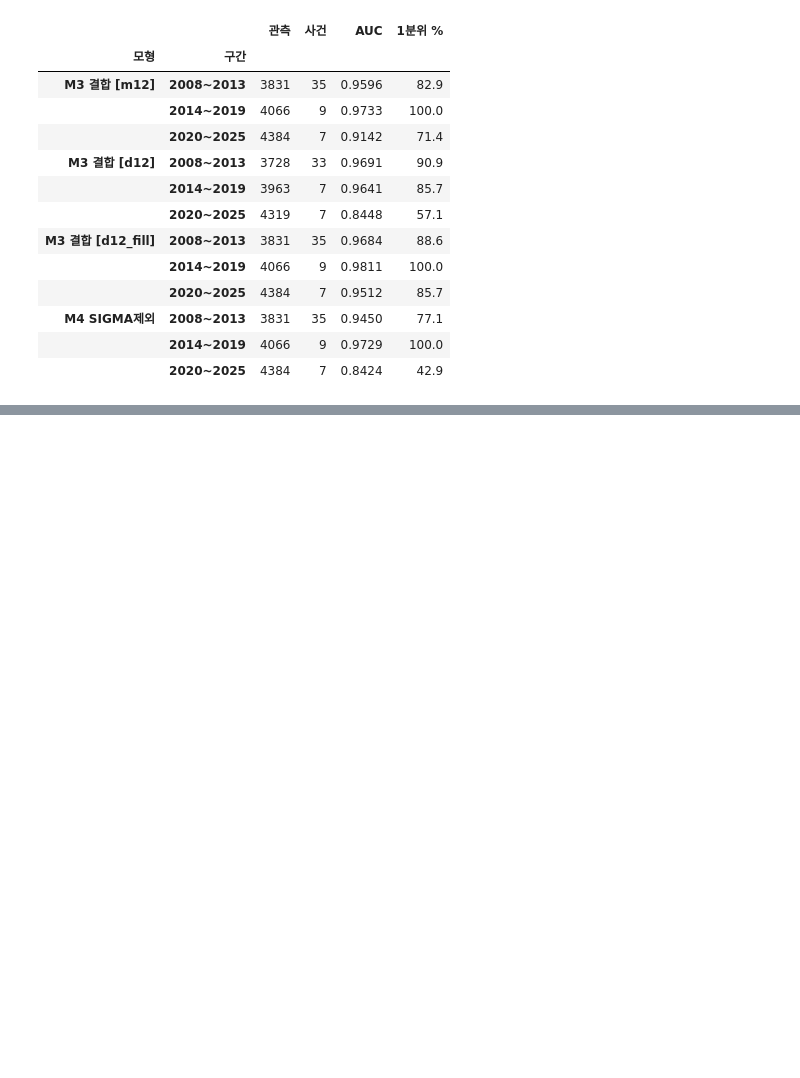
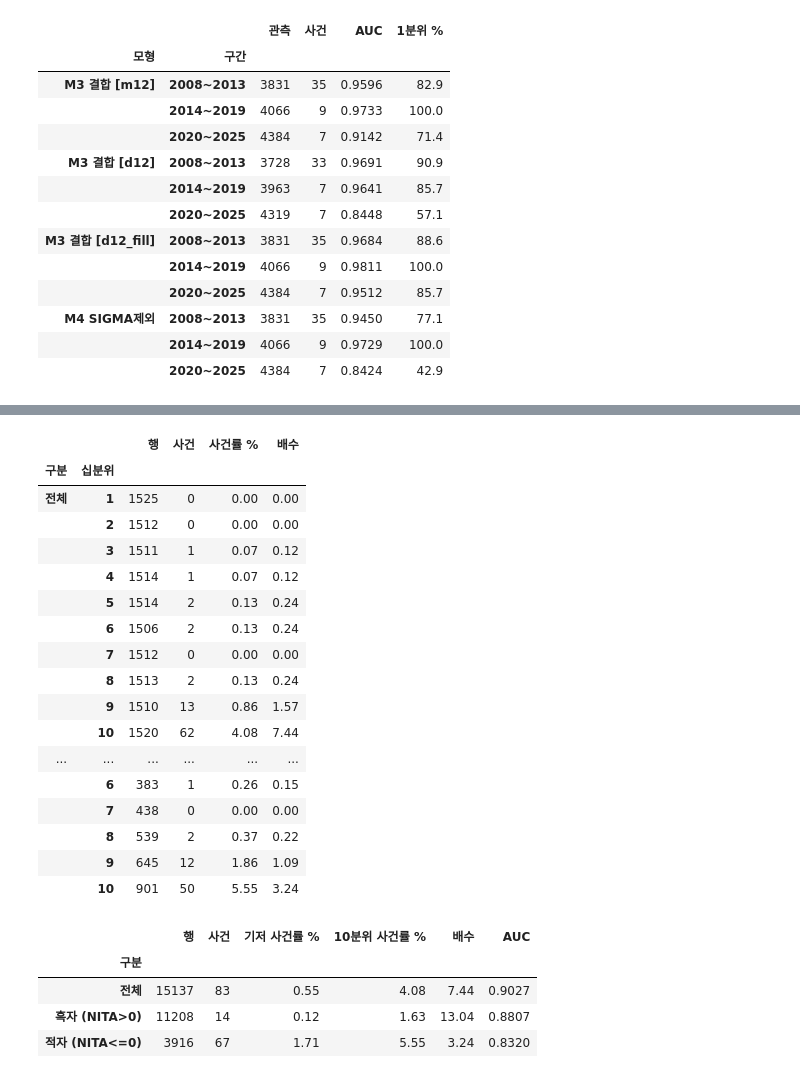
Before and after one commit to Seanjeon0220/project, a Jupyter notebook: quant/fVoL/kospi/delisted.ipynb, the cells around one changed output, grey strips where cells are left out. Saved outputs shown, nothing was run; the diff lists cells and outputs as text; code cells hidden in the pictures; blank space fills up the shorter version.

```diff
--- a/quant/fVoL/kospi/delisted.ipynb
+++ b/quant/fVoL/kospi/delisted.ipynb
@@ -1859,7 +788,6 @@ display(ov)
 
 FILL_LIMIT = 2
 SUB_SCOPE = 'halt'
-YR0, YR1 = 2002, 2025
 SVARS = ['SIGMA_m12', 'SIGMA_d12', 'SIGMA_d03', 'SIGMA_d12t']
 MVARS = ['EXRET', 'RSIZE']
 AVARS = ['NITA', 'TLTA']
@@ -1872,9 +800,6 @@ ALLV = BASE + SVARS + AVAR + ['SIGMA_d12_fill', 'SIGMA_d12_fill_a']
 sg = pd.read_parquet('sigma.parquet')
 mv = pd.read_parquet('mktvars.parquet')
 ac = pd.read_parquet('accvars.parquet')
-px = pd.read_parquet('prices.parquet'); px['date'] = pd.to_datetime(px['date'])
-px['year'] = px['date'].dt.year
-dc_all = pd.read_parquet('delisted_cat.parquet')
 
 for s in SVARS:
     sg[s + '_a'] = sg[s] * ANN[s]
@@ -1926,20 +851,7 @@ for c in SUBC:
 full['obs_year'] = full['year'] + 1
 X2 = full.drop(columns='year')
 
-excl_codes = set(dc_all.query('excl == 1')['code'])
-dc = dc_all[dc_all['excl'] == 0][['code', 'del_date', 'is_bad']].copy()
-dc['del_year'] = pd.to_datetime(dc['del_date']).dt.year.astype(int)
-
-live = px[px['ret'].notna() | px['mktcap'].notna()]
-alive = live[['code', 'year']].drop_duplicates()
-alive = alive[(alive['year'] >= YR0) & (alive['year'] <= YR1)]
-alive = alive[~alive['code'].isin(excl_codes)]
-alive = alive.merge(dc[['code', 'del_year', 'is_bad']], on='code', how='left')
-alive = alive[alive['del_year'].isna() | (alive['year'] <= alive['del_year'])]
-alive['y'] = ((alive['del_year'] == alive['year']) & (alive['is_bad'] == 1)).astype(int)
-alive['censored'] = ((alive['del_year'] == alive['year']) & (alive['is_bad'] == 0)).astype(int)
-
-panel = (alive.rename(columns={'year': 'obs_year'})[['code', 'obs_year', 'y', 'censored']]
+panel = (pd.read_parquet('riskset.parquet')
          .merge(X2, on=['code', 'obs_year'], how='left'))
 
 FV = [c + '_f' for c in ALLV]
@@ -2944,0 +1921,57 @@ SIGMA_d12_fill 실측      15801  81   0.51
+# %%
+# 15
+
+u = P.dropna(subset=['FVOL', 'y']).copy()
+u['dec'] = u.groupby('obs_year')['FVOL'].transform(
+    lambda s: pd.qcut(s, 10, labels=False, duplicates='drop') + 1)
+base = u['y'].mean() * 100
+
+rows = []
+for lab, s in [('전체', u), ('흑자 (NITA>0)', u[u['NITA'] > 0]),
+               ('적자 (NITA<=0)', u[u['NITA'] <= 0])]:
+    b = s['y'].mean() * 100
+    for d_ in range(1, 11):
+        t = s[s['dec'] == d_]
+        if not len(t):
+            continue
+        rows.append({'구분': lab, '십분위': d_, '행': len(t), '사건': int(t['y'].sum()),
+                     '사건률 %': round(t['y'].mean() * 100, 2),
+                     '배수': round(t['y'].mean() * 100 / b, 2) if b > 0 else np.nan})
+f10 = pd.DataFrame(rows).set_index(['구분', '십분위'])
+display(f10)
+
+rows = []
+for lab, s in [('전체', u), ('흑자 (NITA>0)', u[u['NITA'] > 0]),
+               ('적자 (NITA<=0)', u[u['NITA'] <= 0])]:
+    d10_ = s[s['dec'] == 10]
+    rows.append({'구분': lab, '행': len(s), '사건': int(s['y'].sum()),
+                 '기저 사건률 %': round(s['y'].mean() * 100, 2),
+                 '10분위 사건률 %': round(d10_['y'].mean() * 100, 2),
+                 '배수': round(d10_['y'].mean() / s['y'].mean(), 2) if s['y'].mean() > 0 else np.nan,
+                 'AUC': round(roc_auc_score(s['y'], s['FVOL']), 4) if s['y'].nunique() > 1 else np.nan})
+f11 = pd.DataFrame(rows).set_index('구분')
+display(f11)
+# %% [output]
+|  |  | 행 | 사건 | 사건률 % | 배수 |
+| 구분 | 십분위 |  |  |  |  |
+| 전체 | 1 | 1525 | 0 | 0.00 | 0.00 |
+|  | 2 | 1512 | 0 | 0.00 | 0.00 |
+|  | 3 | 1511 | 1 | 0.07 | 0.12 |
+|  | 4 | 1514 | 1 | 0.07 | 0.12 |
+|  | 5 | 1514 | 2 | 0.13 | 0.24 |
+|  | 6 | 1506 | 2 | 0.13 | 0.24 |
+|  | 7 | 1512 | 0 | 0.00 | 0.00 |
+|  | 8 | 1513 | 2 | 0.13 | 0.24 |
+|  | 9 | 1510 | 13 | 0.86 | 1.57 |
+|  | 10 | 1520 | 62 | 4.08 | 7.44 |
+| ... | ... | ... | ... | ... | ... |
+|  | 6 | 383 | 1 | 0.26 | 0.15 |
+|  | 7 | 438 | 0 | 0.00 | 0.00 |
+|  | 8 | 539 | 2 | 0.37 | 0.22 |
+|  | 9 | 645 | 12 | 1.86 | 1.09 |
+|  | 10 | 901 | 50 | 5.55 | 3.24 |
+|  | 행 | 사건 | 기저 사건률 % | 10분위 사건률 % | 배수 | AUC |
+| 구분 |  |  |  |  |  |  |
+| 전체 | 15137 | 83 | 0.55 | 4.08 | 7.44 | 0.9027 |
+| 흑자 (NITA>0) | 11208 | 14 | 0.12 | 1.63 | 13.04 | 0.8807 |
+| 적자 (NITA<=0) | 3916 | 67 | 1.71 | 5.55 | 3.24 | 0.8320 |
```
Also changed, not shown: parts of 17 cells of this notebook, 1 other file.
